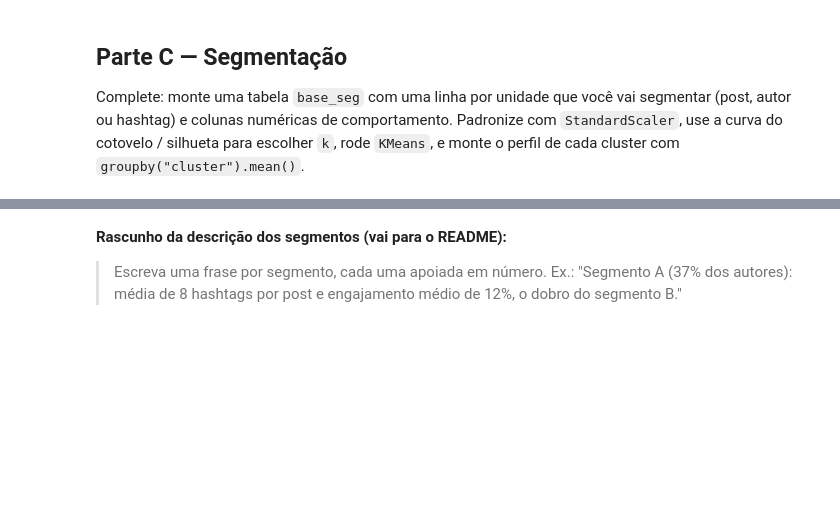
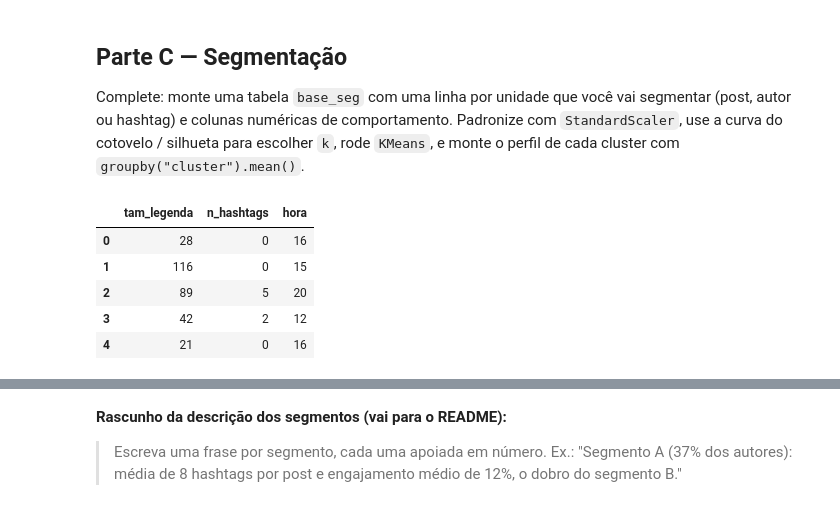
Before and after one commit to rebecabertozzi/extracao_trabalhos_rebecabertozzi, a Jupyter notebook: projetos/13-segmentacao-clusterizacao/exercicio-13-segmentacao-clusterizacao.ipynb, the cells around one changed output, grey strips where cells are left out. Cells and saved outputs as stored; diff of their text form; code cells hidden in the pictures; blank space fills up the shorter version.

```diff
--- a/projetos/13-segmentacao-clusterizacao/exercicio-13-segmentacao-clusterizacao.ipynb
+++ b/projetos/13-segmentacao-clusterizacao/exercicio-13-segmentacao-clusterizacao.ipynb
@@ -59,7 +59,19 @@ print(f"Posts na base: {len(df)}")
 
 # features "de antes da publicação" (reaproveite dos Exercícios 11 e 12; pelo menos TRÊS)
 X = pd.DataFrame(index=df.index)
-# complete aqui
+# do texto (coluna body = legenda do post)
+X["tam_legenda"] = df["body"].fillna("").str.len()  # nº de caracteres da legenda
+
+# das hashtags (string separada por vírgula, pode ser vazia)
+X["n_hashtags"] = df["hashtags"].fillna("").apply(
+    lambda s: 0 if s == "" else len(s.split(","))
+)
+
+# do horário
+momento = pd.to_datetime(df["timestamp"])  # converte o texto de data para datetime
+X["hora"] = momento.dt.hour  # 0 a 23
+
+X.head()
 
 
 
@@ -91,6 +255,14 @@ Complete: monte uma tabela `base_seg` com uma linha por unidade que você vai se
 # %%
 from sklearn.preprocessing import StandardScaler
 from sklearn.cluster import KMeans
 from sklearn.metrics import silhouette_score
 
-# complete aqui: base_seg, padronização, escolha de k, KMeans, perfil dos clusters
+base_seg = X.copy()
+base_seg.head()
+# %% [output]
+|  | tam_legenda | n_hashtags | hora |
+| 0 | 28 | 0 | 16 |
+| 1 | 116 | 0 | 15 |
+| 2 | 89 | 5 | 20 |
+| 3 | 42 | 2 | 12 |
+| 4 | 21 | 0 | 16 |
```
Also changed, not shown: parts of 18 cells of this notebook, 1 other file.
